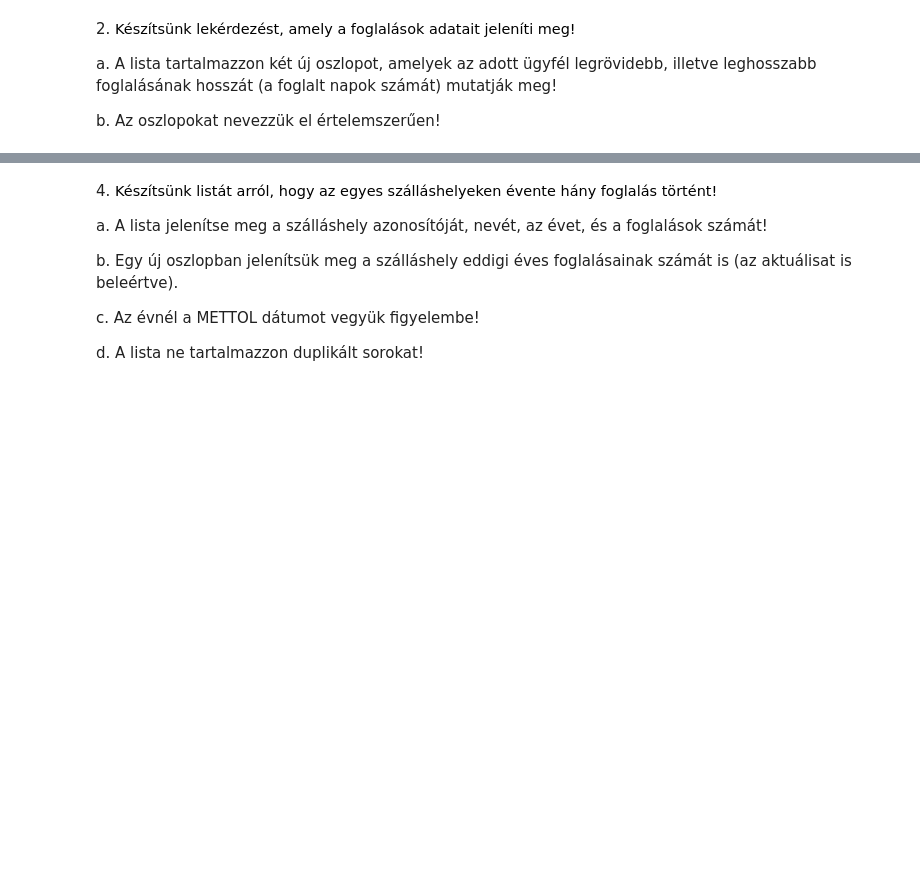
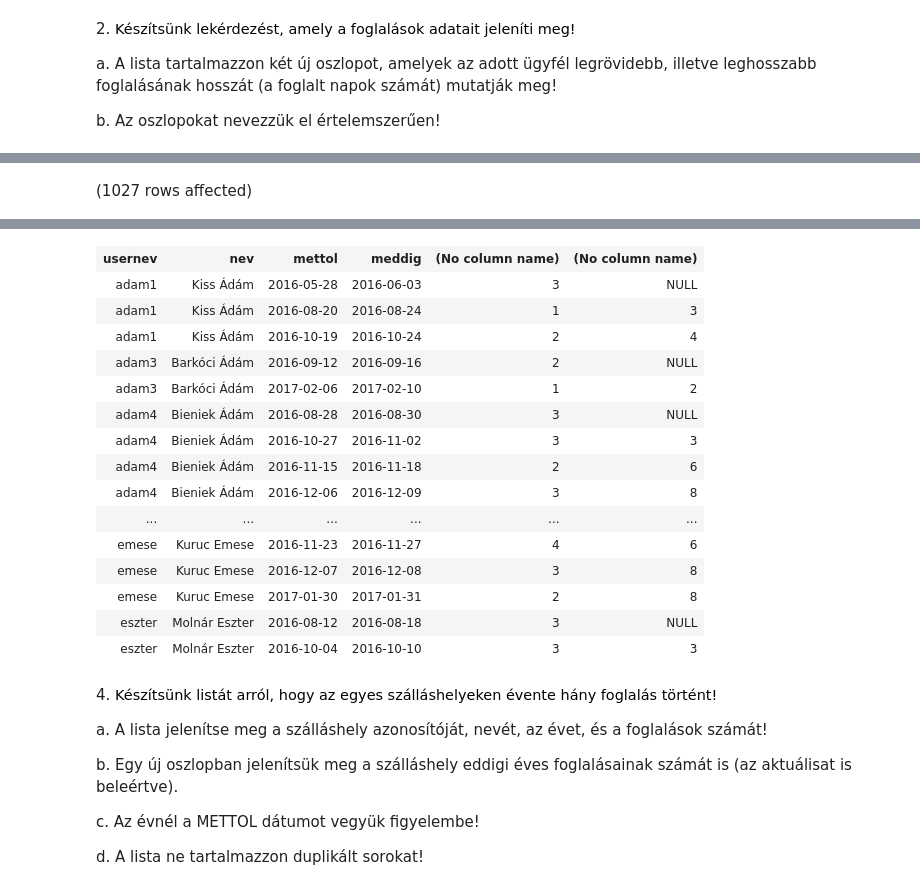
Before and after one commit to soosandras21/Adatbazisgyak, a Jupyter notebook: gyakorlat06_feladatok.ipynb, the cells around one changed output, grey strips where cells are left out. Cells and saved outputs as stored; diff of their text form; code cells hidden in the pictures; blank space fills up the shorter version.

```diff
--- a/gyakorlat06_feladatok.ipynb
+++ b/gyakorlat06_feladatok.ipynb
@@ -43,6 +43,8 @@ a. Egy új oszlopban jelenítsük meg azt is, hogy az ügyfél előző három fo
 ![](https://moodle.uni-corvinus.hu/theme/image.php/adaptable/atto_h5p/1709548862/icon)
 # %%
 select v.usernev,
-v.nev, f.mettol, f.meddig, f.felnott_szam + f.gyerek_szam,
-sum(f.felnott_szam + f.gyerek_szam) over(partition by f.ugyfel_fk order by f.mettol rows between 3 preceding and 1 preceding)
+v.nev, f.mettol, f.meddig, f.felnott_szam + f.gyermek_szam,
+sum(f.felnott_szam + f.gyermek_szam) over(partition by f.ugyfel_fk order by f.mettol rows between 3 preceding and 1 preceding)
 from vendeg v join foglalas f on v.usernev = f.ugyfel_fk
+# %% [output]
+(1027 rows affected)
@@ -49,3 +52,19 @@ from vendeg v join foglalas f on v.usernev = f.ugyfel_fk
+| usernev | nev | mettol | meddig | (No column name) | (No column name) |
+| adam1 | Kiss Ádám | 2016-05-28 | 2016-06-03 | 3 | NULL |
+| adam1 | Kiss Ádám | 2016-08-20 | 2016-08-24 | 1 | 3 |
+| adam1 | Kiss Ádám | 2016-10-19 | 2016-10-24 | 2 | 4 |
+| adam3 | Barkóci Ádám | 2016-09-12 | 2016-09-16 | 2 | NULL |
+| adam3 | Barkóci Ádám | 2017-02-06 | 2017-02-10 | 1 | 2 |
+| adam4 | Bieniek Ádám | 2016-08-28 | 2016-08-30 | 3 | NULL |
+| adam4 | Bieniek Ádám | 2016-10-27 | 2016-11-02 | 3 | 3 |
+| adam4 | Bieniek Ádám | 2016-11-15 | 2016-11-18 | 2 | 6 |
+| adam4 | Bieniek Ádám | 2016-12-06 | 2016-12-09 | 3 | 8 |
+| ... | ... | ... | ... | ... | ... |
+| emese | Kuruc Emese | 2016-11-23 | 2016-11-27 | 4 | 6 |
+| emese | Kuruc Emese | 2016-12-07 | 2016-12-08 | 3 | 8 |
+| emese | Kuruc Emese | 2017-01-30 | 2017-01-31 | 2 | 8 |
+| eszter | Molnár Eszter | 2016-08-12 | 2016-08-18 | 3 | NULL |
+| eszter | Molnár Eszter | 2016-10-04 | 2016-10-10 | 3 | 3 |
 # %% [markdown]
 4. <span style="background-color: rgb(255, 255, 255); color: rgb(0, 0, 0); font-family: &quot;Open Sans&quot;, sans-serif; font-size: 14.44px;">Készítsünk listát arról, hogy az egyes szálláshelyeken évente hány foglalás történt!&nbsp;</span>
 
```
Also changed, not shown: parts of 2 cells of this notebook.
